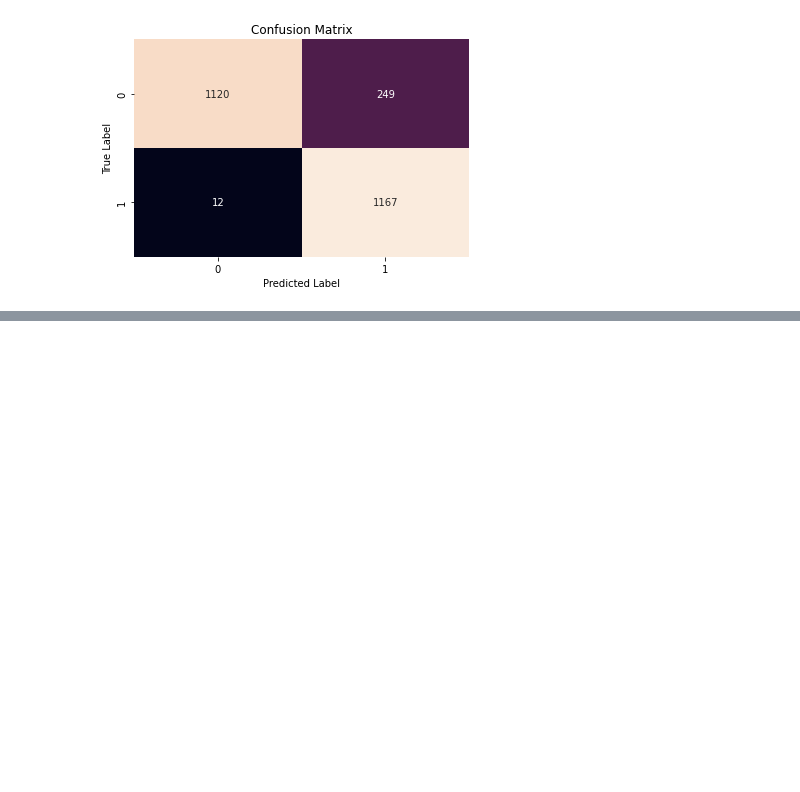
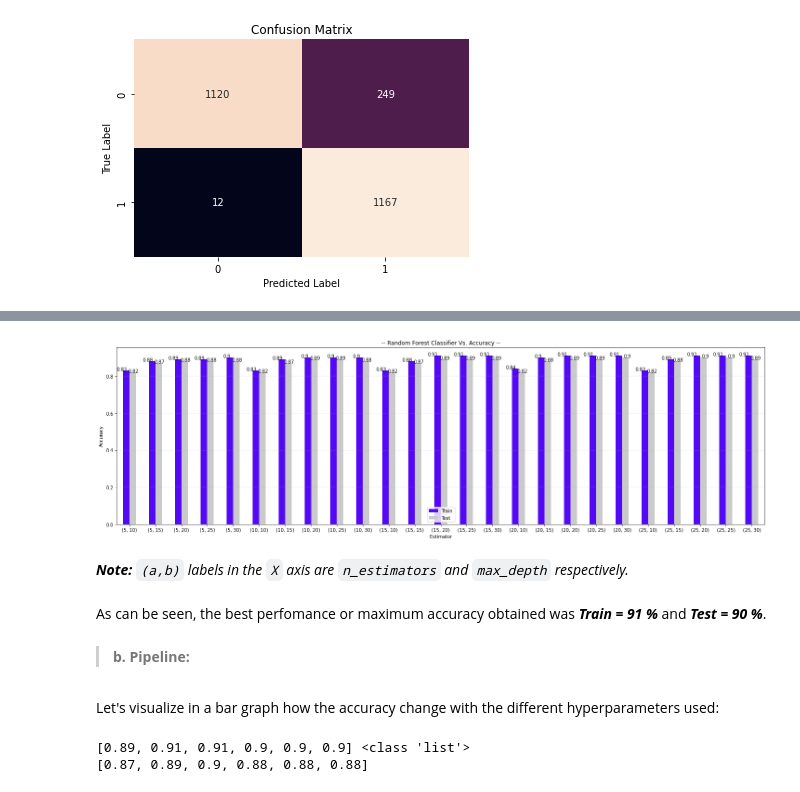
Before and after one commit to melixxa07/AI-Project, a Jupyter notebook: 01 - Data Exploration.ipynb, the cells around one changed output, grey strips where cells are left out. Cells and saved outputs as stored; diff of their text form; code cells hidden in the pictures; blank space fills up the shorter version.

Commit message:
Estimator's Test Advance Co-authored-by: Sofía Gutiérrez T. <sofiagutz@users.noreply.github.com>

```diff
--- a/01 - Data Exploration.ipynb
+++ b/01 - Data Exploration.ipynb
@@ -617,0 +622,16 @@ plt.show()
+# %%
+a = np.linspace(5, 25, 5).astype(int)
+b = np.linspace(10, 30, 5).astype(int)
+permutation = [(x,y) for x in a for y in b]
+
+train_RF_acc = []
+test_RF_acc = []
+
+for i in permutation:
+    estimator_RF = RandomForestClassifier(n_estimators=i[0], max_depth=i[1]).fit(Xtr,ytr)
+    train_RF_acc.append(round(estimator_RF.score(Xtr,ytr), 2))
+    test_RF_acc.append(round(estimator_RF.score(Xts,yts), 2))
+
+    #print(estimator_1)
+    #print ("train accuracy %.2f"%estimator_1.score(Xtr,ytr))
+    #print ("test accuracy  %.2f"%estimator_1.score(Xts,yts),'\n')
@@ -617,0 +646,7 @@ plt.show()
+# %%
+df_estimator_RF = pd.DataFrame()
+df_estimator_RF['Train'] = train_RF_acc
+df_estimator_RF['Test'] = test_RF_acc
+df_estimator_RF.index = permutation
+df_estimator_RF = df_estimator_RF.rename_axis('n_estimators, max_depth')
+df_estimator_RF.head()
@@ -617,0 +661,19 @@ plt.show()
+# %%
+colors = ['#5409F6', '#CBCACA']
+
+df_estimator_RF.plot(kind = 'bar', figsize=(25,7) ,color = colors, title = '-- Random Forest Classifier Vs. Accuracy --')
+plt.xticks(rotation= 0)
+plt.legend(loc = 'lower center')
+plt.ylabel('Accuracy')
+plt.grid(True, linestyle='--', linewidth='0.3', axis='y')
+
+add_value_label(permutation, df_estimator_RF.Train)
+add_value_label2(permutation, df_estimator_RF.Test)
+# %% [output]
+[figure, added]
+# %% [markdown]
+<font face = 'Century'> _**Note:** `(a,b)` labels in the `X` axis are `n_estimators` and `max_depth` respectively._
+# %% [markdown]
+<font face = 'Century'> As can be seen, the best perfomance or maximum accuracy obtained was _**Train = 91 %**_ and _**Test = 90 %**_.
+# %% [markdown]
+> <font face = 'Century'>  **b. Pipeline:**
@@ -617,0 +701,8 @@ plt.show()
+# %% [markdown]
+<font face = 'Century'> Let's visualize in a bar graph how the accuracy change with the different hyperparameters used:
+# %%
+print(train_acc, type(train_acc))
+print(test_acc)
+# %% [output]
+[0.89, 0.91, 0.91, 0.9, 0.9, 0.9] <class 'list'>
+[0.87, 0.89, 0.9, 0.88, 0.88, 0.88]
```
Also changed, not shown: parts of 15 cells of this notebook.
